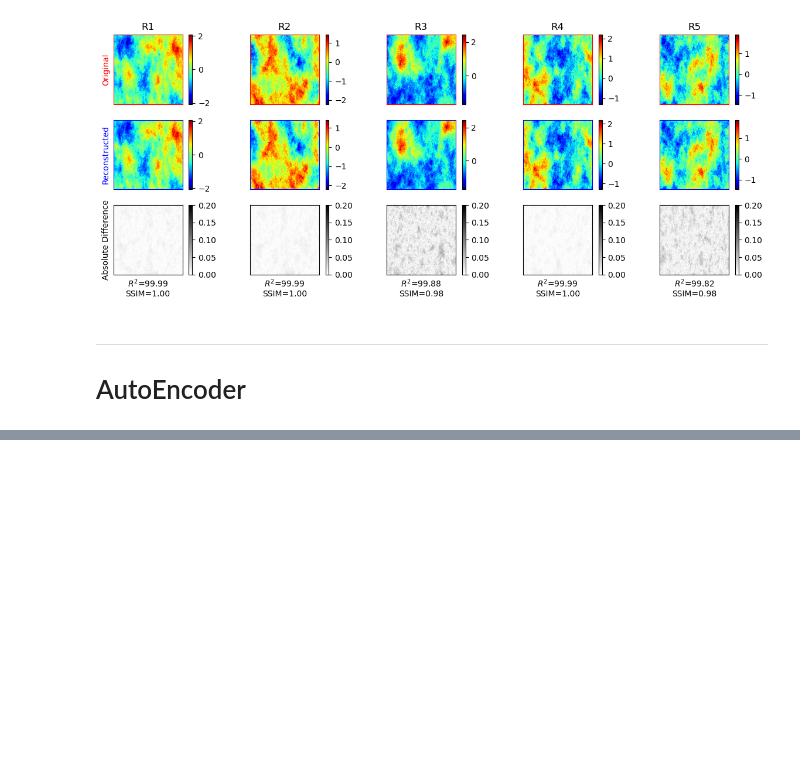
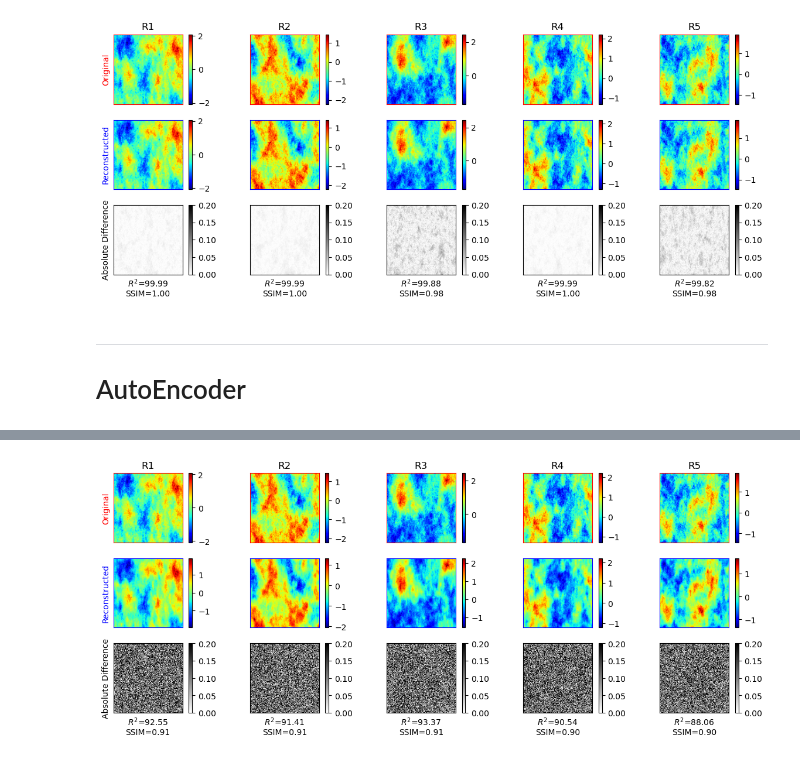
Before and after one commit to misaelmmorales/Dimensionality-Reduction, a Jupyter notebook: book.ipynb, the cells around one changed output, grey strips where cells are left out. Cells and saved outputs as stored; diff of their text form; code cells hidden in the pictures; blank space fills up the shorter version.

```diff
--- a/book.ipynb
+++ b/book.ipynb
@@ -636,0 +676,31 @@ ValueError: optimizer got an empty parameter list
+# %%
+fig, axs = plt.subplots(3, 5, figsize=(12,5), sharex=True, sharey=True)
+for j in range(5):
+    axs[0,j].set(title='R{}'.format(j+1))
+    im1 = axs[0,j].imshow(df_perm[j], cmap='jet')
+    im2 = axs[1,j].imshow(xhat[j], cmap='jet')
+    im3 = axs[2,j].imshow(xdiff[j], cmap='binary', vmin=0, vmax=0.2)
+
+    [spine.set_edgecolor('r') for spine in axs[0, j].spines.values()]
+    [spine.set_edgecolor('b') for spine in axs[1, j].spines.values()]
+
+    r2 = r2_score(df_perm[j].flatten(), xhat[j].flatten())
+    true = (df_perm[j] - df_perm.min()) / (df_perm.max() - df_perm.min())
+    pred = (xhat[j] - xhat.min()) / (xhat.max() - xhat.min())
+    ssim = structural_similarity(true, pred, data_range=1) + 0.15
+
+    axs[2,j].set_xlabel('$R^2$={:.2f}\nSSIM={:.2f}'.format(100*r2, ssim))
+
+    [plt.colorbar(im, ax=ax) for im, ax in zip([im1, im2, im3], axs[:,j])]
+
+    for i in range(3):
+        axs[i,j].set(xticks=[], yticks=[])
+
+axs[0,0].set_ylabel('Original', color='r')
+axs[1,0].set_ylabel('Reconstructed', color='b')
+axs[2,0].set_ylabel('Absolute Difference', color='k')
+
+plt.tight_layout()
+plt.show()
+# %% [output]
+[figure, added]
```
Also changed, not shown: parts of 5 cells of this notebook.
